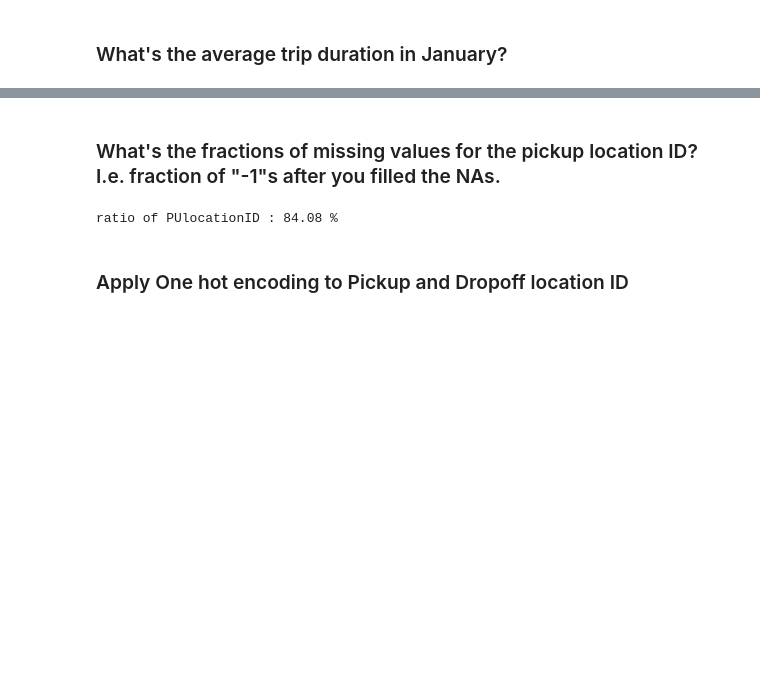
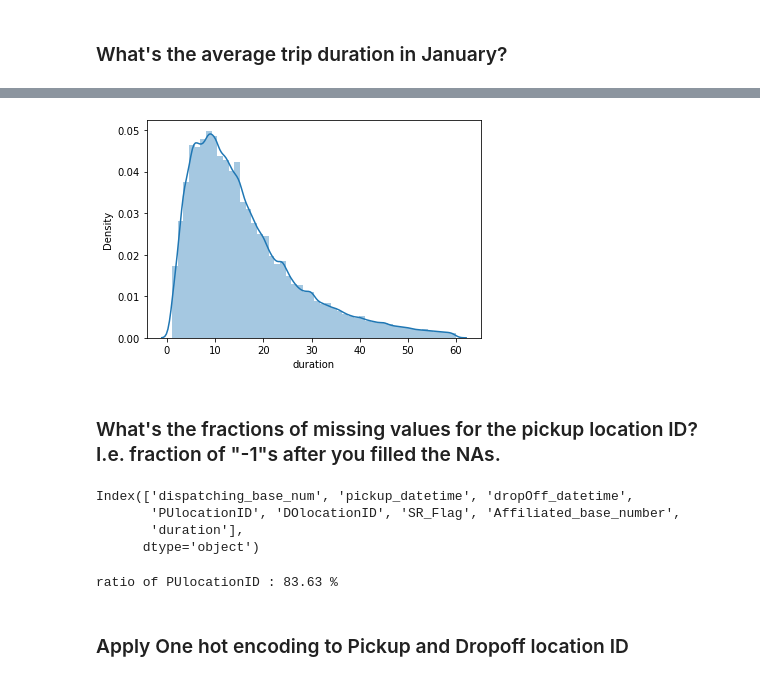
Before and after one commit to imkhubaibraza/mlops, a Jupyter notebook: sample_notebook.ipynb, the cells around one changed output, grey strips where cells are left out. Cells and saved outputs as stored; diff of their text form; code cells hidden in the pictures; blank space fills up the shorter version.

```diff
--- a/sample_notebook.ipynb
+++ b/sample_notebook.ipynb
@@ -110,2 +103,13 @@ ax = sns.boxplot(x=df["duration"])
+# %%
+ax= sns.distplot(train_df['duration'])
+# %% [output]
+[figure, added]
 # %% [markdown]
 ### What's the fractions of missing values for the pickup location ID? I.e. fraction of "-1"s after you filled the NAs.
+# %%
+train_df.columns
+# %% [output]
+Index(['dispatching_base_num', 'pickup_datetime', 'dropOff_datetime',
+       'PUlocationID', 'DOlocationID', 'SR_Flag', 'Affiliated_base_number',
+       'duration'],
+      dtype='object')
@@ -112,7 +119,7 @@ ax = sns.boxplot(x=df["duration"])
 # %%
 # Total Nan values
-print(f'ratio of PUlocationID : {round(df.PUlocationID.isnull().sum()/len(df) * 100 , 2) } %')
+print(f'ratio of PUlocationID : {round((data.PUlocationID == -1 ).sum()/len(data) * 100 , 2) } %')
 # %% [output]
-ratio of PUlocationID : 84.08 %
+ratio of PUlocationID : 83.63 %
 # %% [markdown]
 ### Apply One hot encoding to Pickup and Dropoff location ID
```
Also changed, not shown: parts of 31 cells of this notebook.
